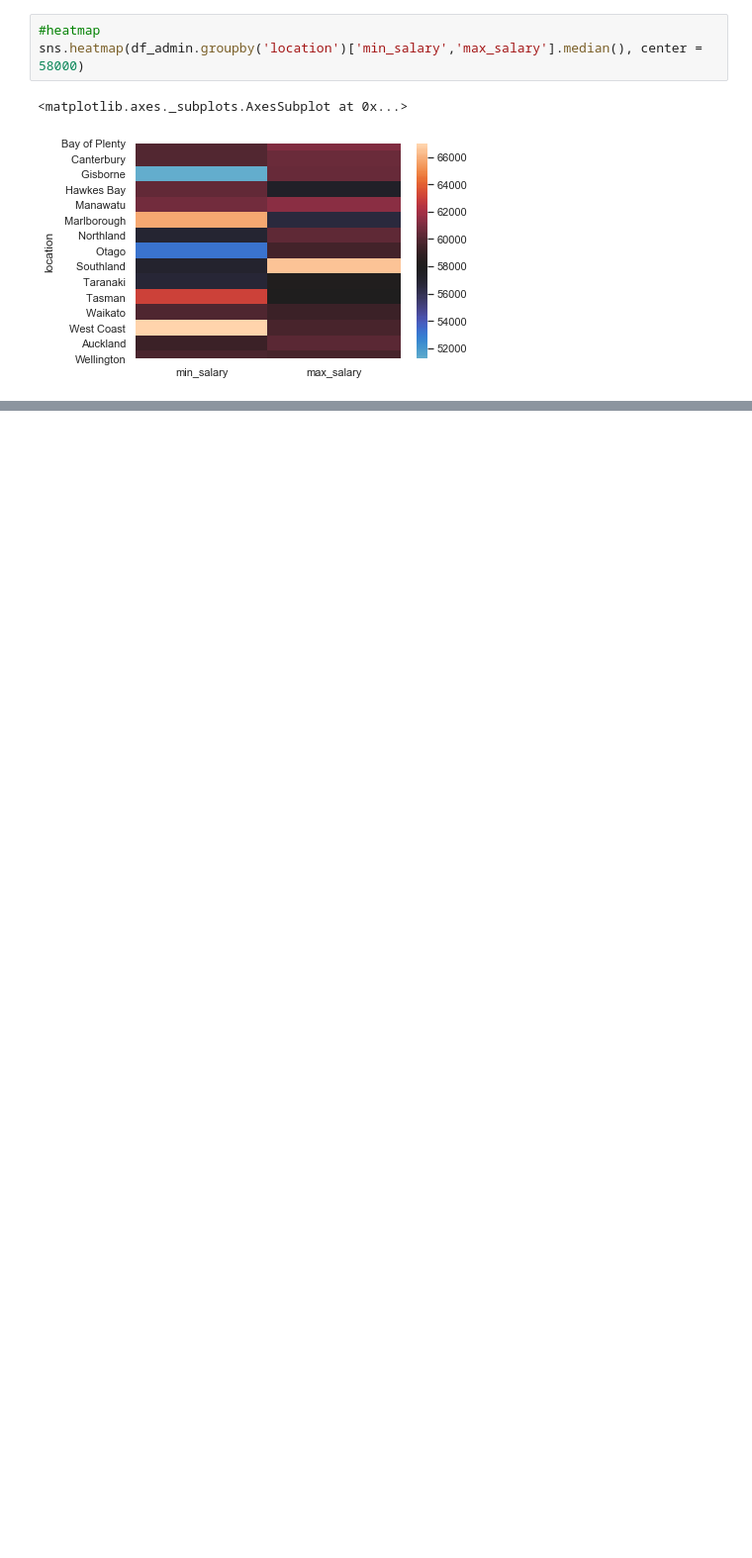
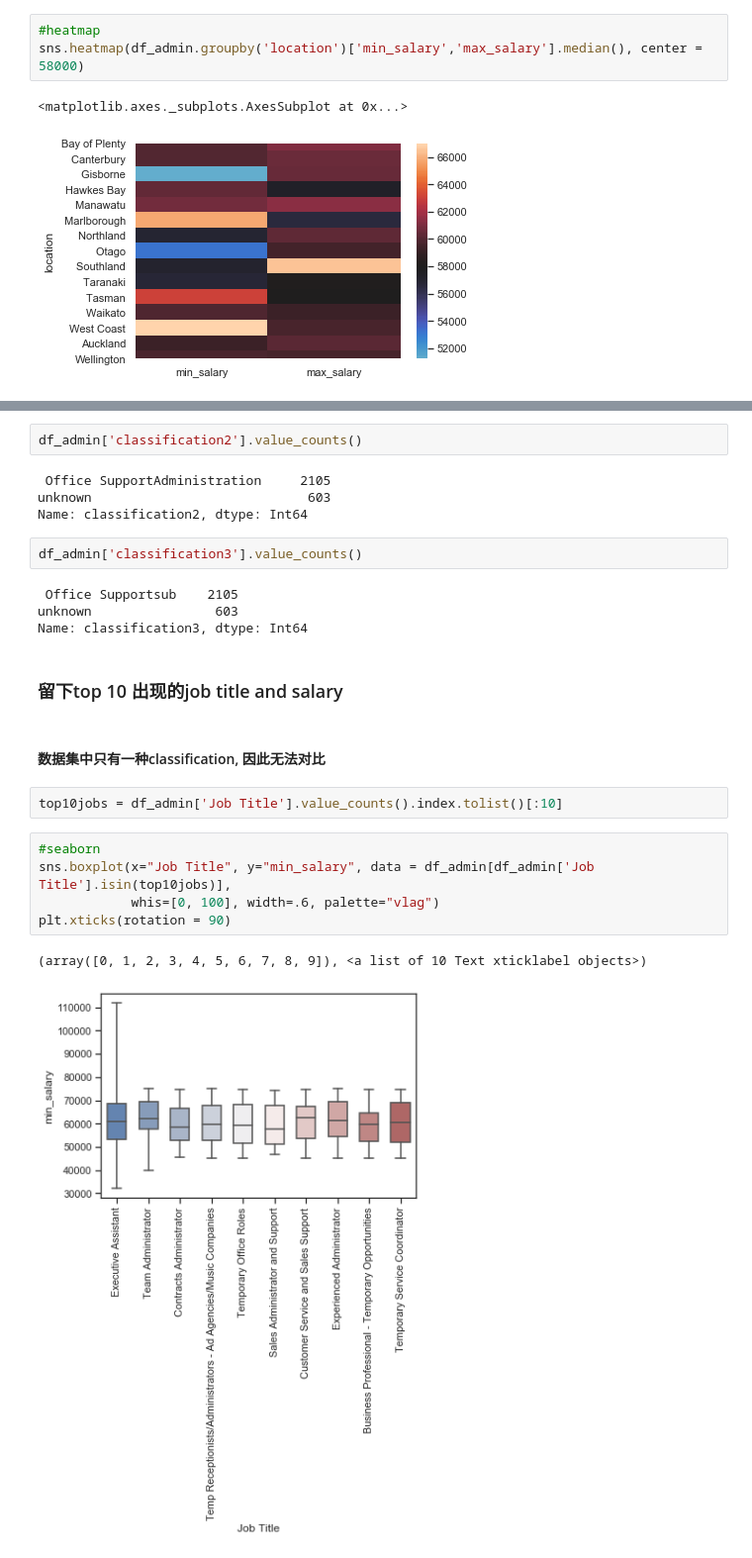
Before and after one commit to zyzisastudyreallyhardguy/dataanalysistask, a Jupyter notebook: jupyter notebook/dataanalysis.ipynb, the cells around one changed output, grey strips where cells are left out. Shown: that part at 99% size. Drawn from its saved outputs; the diff is of its cells as text; blank space fills up the shorter version.

Commit message:
data visulization update

```diff
--- a/jupyter notebook/dataanalysis.ipynb
+++ b/jupyter notebook/dataanalysis.ipynb
@@ -736,0 +747,26 @@ sns.heatmap(df_admin.groupby('location')['min_salary','max_salary'].median(), ce
+# %%
+df_admin['classification2'].value_counts()
+# %% [output]
+ Office SupportAdministration     2105
+unknown                            603
+Name: classification2, dtype: Int64
+# %%
+df_admin['classification3'].value_counts()
+# %% [output]
+ Office Supportsub    2105
+unknown                603
+Name: classification3, dtype: Int64
+# %% [markdown]
+### 留下top 10 出现的job title and salary
+# %% [markdown]
+#### 数据集中只有一种classification, 因此无法对比
+# %%
+top10jobs = df_admin['Job Title'].value_counts().index.tolist()[:10]
+# %%
+#seaborn
+sns.boxplot(x="Job Title", y="min_salary", data = df_admin[df_admin['Job Title'].isin(top10jobs)],
+            whis=[0, 100], width=.6, palette="vlag")
+plt.xticks(rotation = 90)
+# %% [output]
+(array([0, 1, 2, 3, 4, 5, 6, 7, 8, 9]), <a list of 10 Text xticklabel objects>)
+[figure, added]
```
Also changed, not shown: parts of 4 cells of this notebook.
